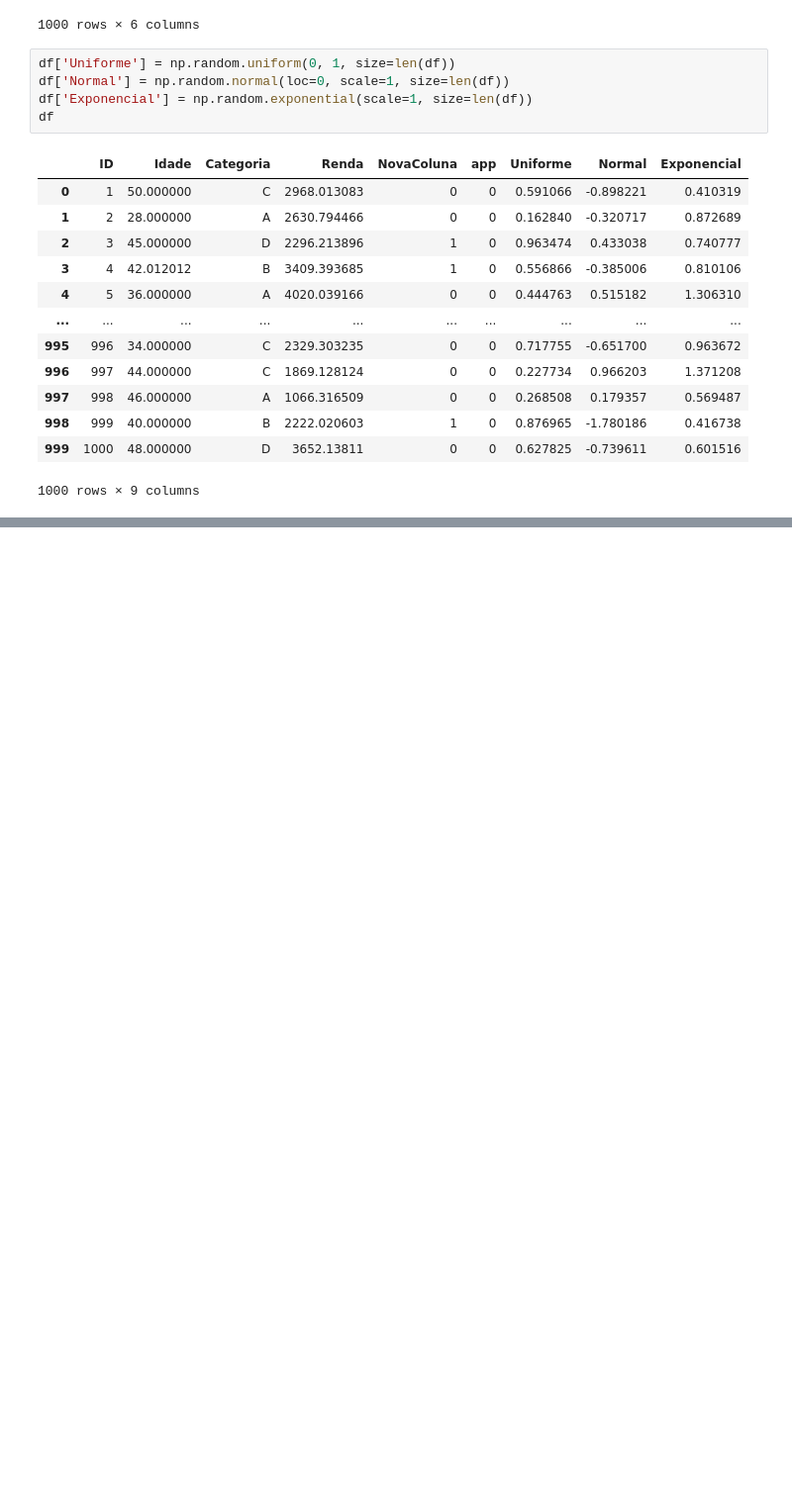
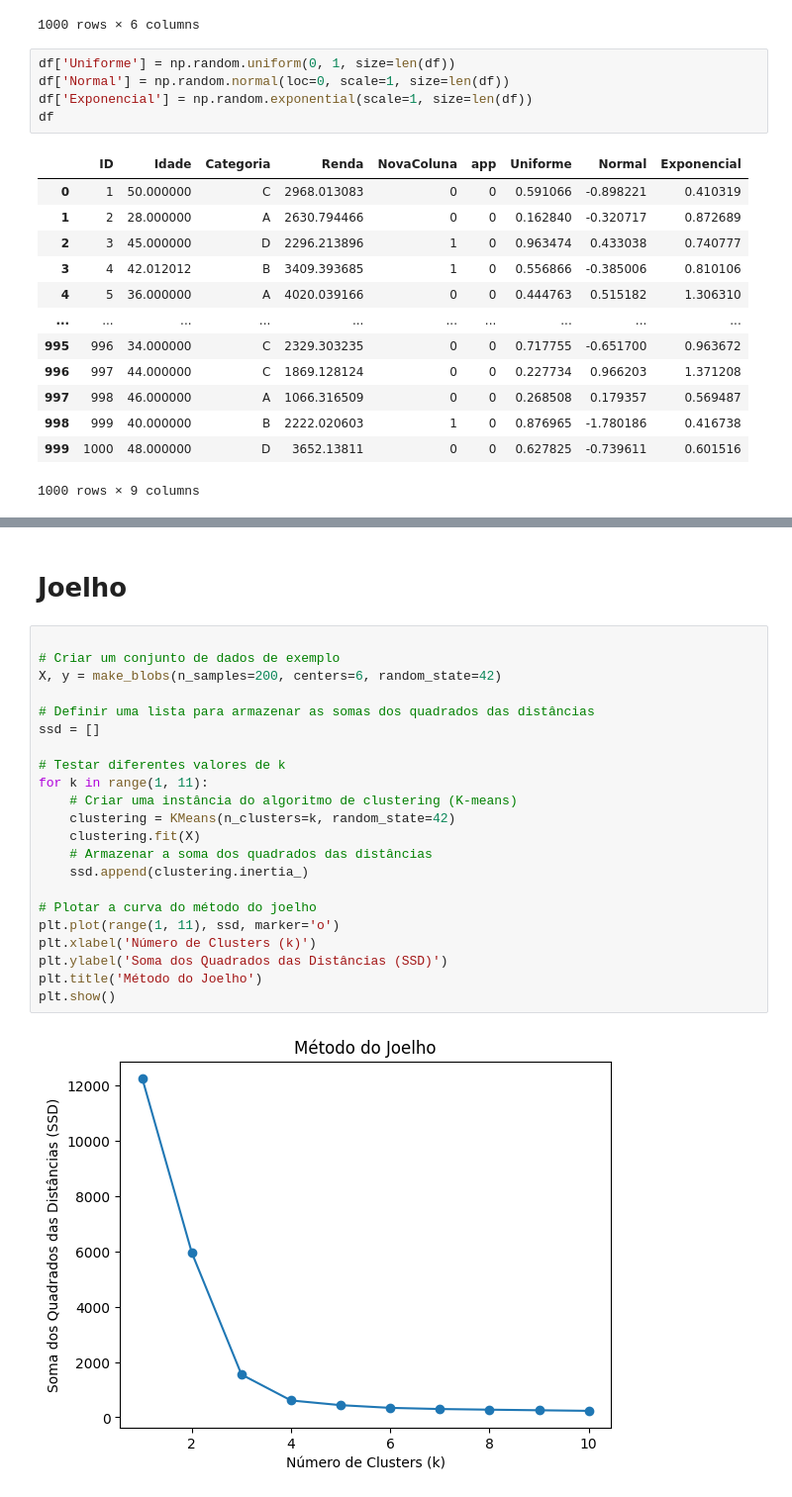
Before and after one commit to LeandroCoelhos/estudos_datascience, a Jupyter notebook: Limpeza_dataset.ipynb, the cells around one changed output, grey strips where cells are left out. Shown at 99% size. Saved outputs shown, nothing was run; the diff lists cells and outputs as text; blank space fills up the shorter version.

```diff
--- a/Limpeza_dataset.ipynb
+++ b/Limpeza_dataset.ipynb
@@ -114,0 +177,26 @@ df
+# %% [markdown]
+# Joelho
+# %%
+
+# Criar um conjunto de dados de exemplo
+X, y = make_blobs(n_samples=200, centers=6, random_state=42)
+
+# Definir uma lista para armazenar as somas dos quadrados das distâncias
+ssd = []
+
+# Testar diferentes valores de k
+for k in range(1, 11):
+    # Criar uma instância do algoritmo de clustering (K-means)
+    clustering = KMeans(n_clusters=k, random_state=42)
+    clustering.fit(X)
+    # Armazenar a soma dos quadrados das distâncias
+    ssd.append(clustering.inertia_)
+
+# Plotar a curva do método do joelho
+plt.plot(range(1, 11), ssd, marker='o')
+plt.xlabel('Número de Clusters (k)')
+plt.ylabel('Soma dos Quadrados das Distâncias (SSD)')
+plt.title('Método do Joelho')
+plt.show()
+# %% [output]
+[figure, added]
```
Also changed, not shown: parts of 8 cells of this notebook.
